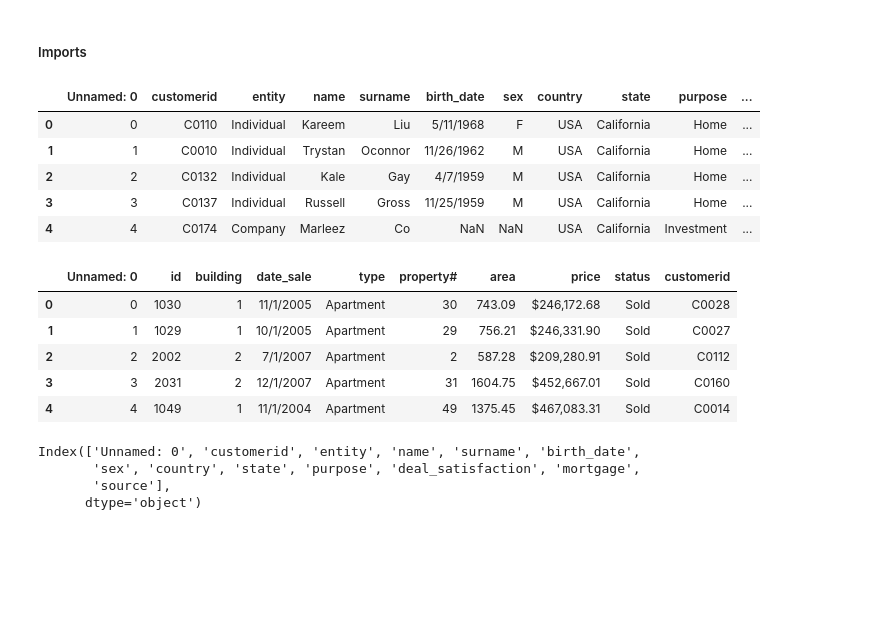
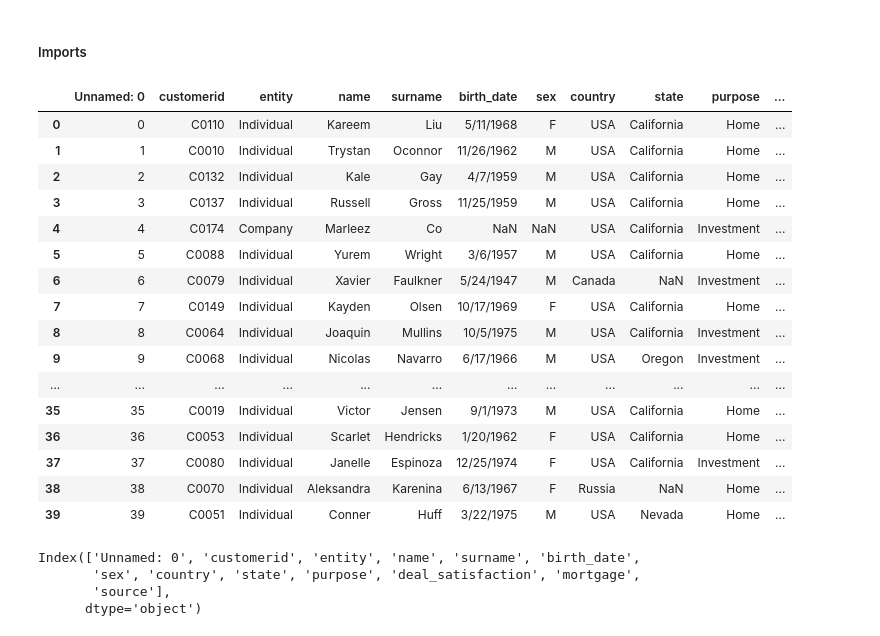
Before and after one commit to mezdourcheima/Real-Estate-Market-Analysis-with-Python, a Jupyter notebook: notebook.ipynb, the cells around one changed output. Drawn from its saved outputs; the diff is of its cells as text; code cells hidden in the pictures; blank space fills up the shorter version.

```diff
--- a/notebook.ipynb
+++ b/notebook.ipynb
@@ -48,23 +48,25 @@ from sklearn.preprocessing import LabelEncoder
 customers = pd.read_csv('customers.csv')
 properties = pd.read_csv('properties.csv')
 # %%
-customers.head()
+customers.head(40)
 # %% [output]
 |  | Unnamed: 0 | ﻿customerid | entity | name | surname | birth_date | sex | country | state | purpose | ... |
 | 0 | 0 | C0110 | Individual | Kareem | Liu | 5/11/1968 | F | USA | California | Home | ... |
 | 1 | 1 | C0010 | Individual | Trystan | Oconnor | 11/26/1962 | M | USA | California | Home | ... |
 | 2 | 2 | C0132 | Individual | Kale | Gay | 4/7/1959 | M | USA | California | Home | ... |
 | 3 | 3 | C0137 | Individual | Russell | Gross | 11/25/1959 | M | USA | California | Home | ... |
 | 4 | 4 | C0174 | Company | Marleez | Co | NaN | NaN | USA | California | Investment | ... |
+| 5 | 5 | C0088 | Individual | Yurem | Wright | 3/6/1957 | M | USA | California | Home | ... |
+| 6 | 6 | C0079 | Individual | Xavier | Faulkner | 5/24/1947 | M | Canada | NaN | Investment | ... |
+| 7 | 7 | C0149 | Individual | Kayden | Olsen | 10/17/1969 | F | USA | California | Home | ... |
+| 8 | 8 | C0064 | Individual | Joaquin | Mullins | 10/5/1975 | M | USA | California | Investment | ... |
+| 9 | 9 | C0068 | Individual | Nicolas | Navarro | 6/17/1966 | M | USA | Oregon | Investment | ... |
+| ... | ... | ... | ... | ... | ... | ... | ... | ... | ... | ... | ... |
+| 35 | 35 | C0019 | Individual | Victor | Jensen | 9/1/1973 | M | USA | California | Home | ... |
+| 36 | 36 | C0053 | Individual | Scarlet | Hendricks | 1/20/1962 | F | USA | California | Home | ... |
+| 37 | 37 | C0080 | Individual | Janelle | Espinoza | 12/25/1974 | F | USA | California | Investment | ... |
+| 38 | 38 | C0070 | Individual | Aleksandra | Karenina | 6/13/1967 | F | Russia | NaN | Home | ... |
+| 39 | 39 | C0051 | Individual | Conner | Huff | 3/22/1975 | M | USA | Nevada | Home | ... |
-# %%
-properties.head()
-# %% [output]
-|  | Unnamed: 0 | ﻿id | building | date_sale | type | property# | area | price | status | customerid |
-| 0 | 0 | 1030 | 1 | 11/1/2005 | Apartment | 30 | 743.09 | $246,172.68 | Sold | C0028 |
-| 1 | 1 | 1029 | 1 | 10/1/2005 | Apartment | 29 | 756.21 | $246,331.90 | Sold | C0027 |
-| 2 | 2 | 2002 | 2 | 7/1/2007 | Apartment | 2 | 587.28 | $209,280.91 | Sold | C0112 |
-| 3 | 3 | 2031 | 2 | 12/1/2007 | Apartment | 31 | 1604.75 | $452,667.01 | Sold | C0160 |
-| 4 | 4 | 1049 | 1 | 11/1/2004 | Apartment | 49 | 1375.45 | $467,083.31 | Sold | C0014 |
 # %%
 print(customers.columns)
 # %% [output]
```
Also changed, not shown: parts of 77 cells of this notebook.
